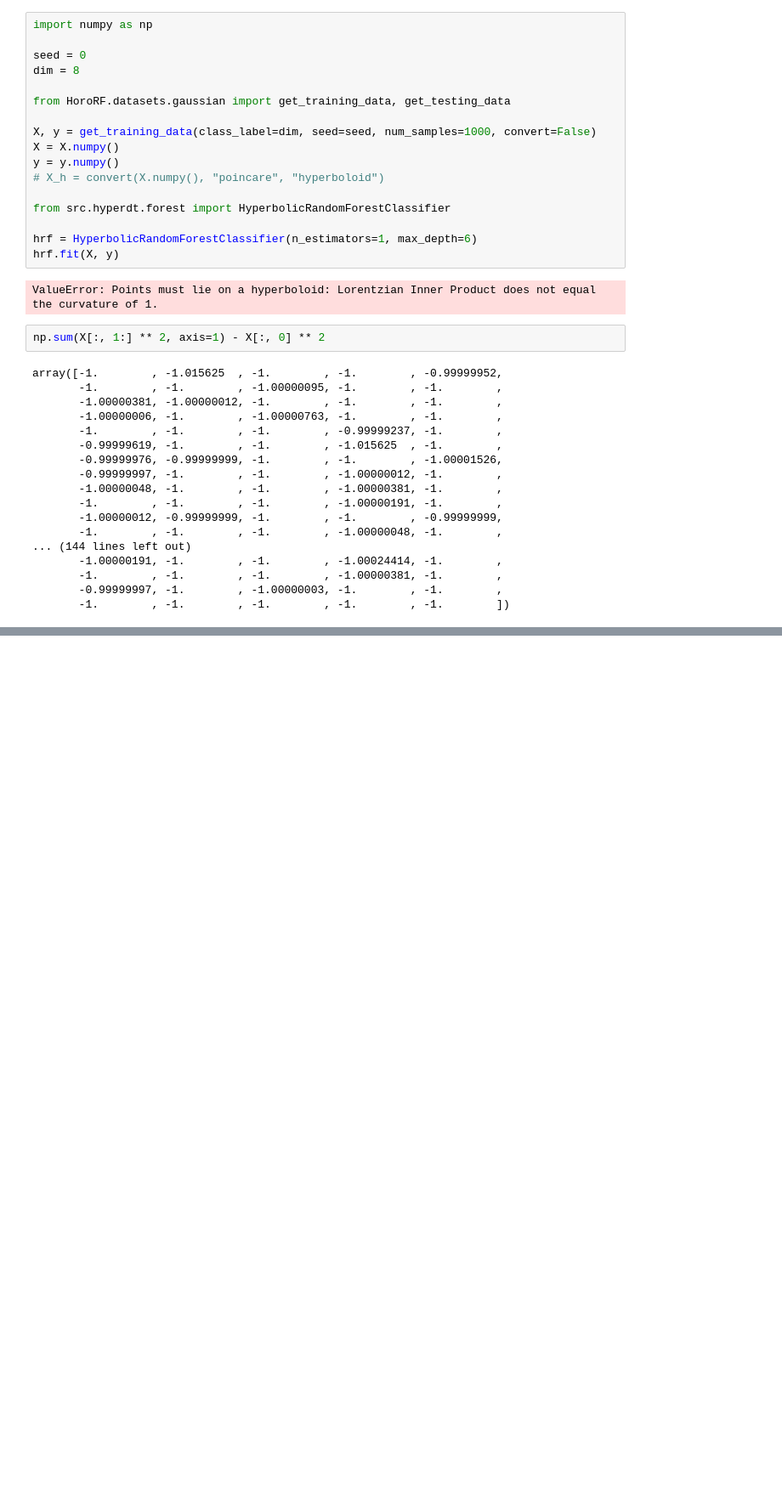
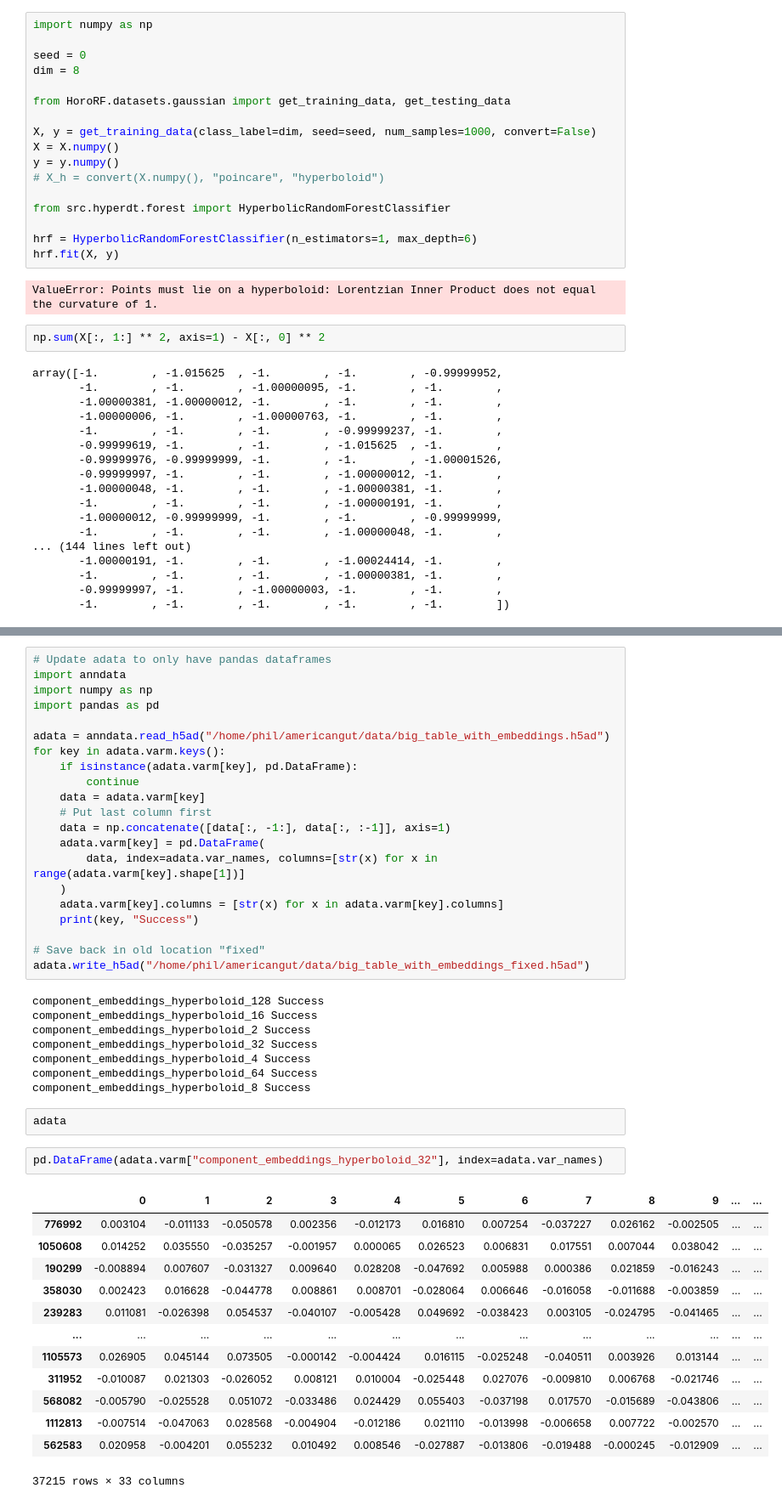
Before and after one commit to pchlenski/hyperdt, a Jupyter notebook: 19_hororf.ipynb, the cells around one changed output, grey strips where cells are left out. Shown: that part at 85% size. Cells and saved outputs as stored; diff of their text form; blank space fills up the shorter version.

```diff
--- a/19_hororf.ipynb
+++ b/19_hororf.ipynb
@@ -349,0 +401,47 @@ array([-1.        , -1.015625  , -1.        , -1.        , -0.99999952,
+# %%
+# Update adata to only have pandas dataframes
+import anndata
+import numpy as np
+import pandas as pd
+
+adata = anndata.read_h5ad("/home/phil/americangut/data/big_table_with_embeddings.h5ad")
+for key in adata.varm.keys():
+    if isinstance(adata.varm[key], pd.DataFrame):
+        continue
+    data = adata.varm[key]
+    # Put last column first
+    data = np.concatenate([data[:, -1:], data[:, :-1]], axis=1)
+    adata.varm[key] = pd.DataFrame(
+        data, index=adata.var_names, columns=[str(x) for x in range(adata.varm[key].shape[1])]
+    )
+    adata.varm[key].columns = [str(x) for x in adata.varm[key].columns]
+    print(key, "Success")
+
+# Save back in old location "fixed"
+adata.write_h5ad("/home/phil/americangut/data/big_table_with_embeddings_fixed.h5ad")
+# %% [output]
+component_embeddings_hyperboloid_128 Success
+component_embeddings_hyperboloid_16 Success
+component_embeddings_hyperboloid_2 Success
+component_embeddings_hyperboloid_32 Success
+component_embeddings_hyperboloid_4 Success
+component_embeddings_hyperboloid_64 Success
+component_embeddings_hyperboloid_8 Success
+# %%
+adata
+# %%
+pd.DataFrame(adata.varm["component_embeddings_hyperboloid_32"], index=adata.var_names)
+# %% [output]
+|  | 0 | 1 | 2 | 3 | 4 | 5 | 6 | 7 | 8 | 9 | ... | ... |
+| 776992 | 0.003104 | -0.011133 | -0.050578 | 0.002356 | -0.012173 | 0.016810 | 0.007254 | -0.037227 | 0.026162 | -0.002505 | ... | ... |
+| 1050608 | 0.014252 | 0.035550 | -0.035257 | -0.001957 | 0.000065 | 0.026523 | 0.006831 | 0.017551 | 0.007044 | 0.038042 | ... | ... |
+| 190299 | -0.008894 | 0.007607 | -0.031327 | 0.009640 | 0.028208 | -0.047692 | 0.005988 | 0.000386 | 0.021859 | -0.016243 | ... | ... |
+| 358030 | 0.002423 | 0.016628 | -0.044778 | 0.008861 | 0.008701 | -0.028064 | 0.006646 | -0.016058 | -0.011688 | -0.003859 | ... | ... |
+| 239283 | 0.011081 | -0.026398 | 0.054537 | -0.040107 | -0.005428 | 0.049692 | -0.038423 | 0.003105 | -0.024795 | -0.041465 | ... | ... |
+| ... | ... | ... | ... | ... | ... | ... | ... | ... | ... | ... | ... | ... |
+| 1105573 | 0.026905 | 0.045144 | 0.073505 | -0.000142 | -0.004424 | 0.016115 | -0.025248 | -0.040511 | 0.003926 | 0.013144 | ... | ... |
+| 311952 | -0.010087 | 0.021303 | -0.026052 | 0.008121 | 0.010004 | -0.025448 | 0.027076 | -0.009810 | 0.006768 | -0.021746 | ... | ... |
+| 568082 | -0.005790 | -0.025528 | 0.051072 | -0.033486 | 0.024429 | 0.055403 | -0.037198 | 0.017570 | -0.015689 | -0.043806 | ... | ... |
+| 1112813 | -0.007514 | -0.047063 | 0.028568 | -0.004904 | -0.012186 | 0.021110 | -0.013998 | -0.006658 | 0.007722 | -0.002570 | ... | ... |
+| 562583 | 0.020958 | -0.004201 | 0.055232 | 0.010492 | 0.008546 | -0.027887 | -0.013806 | -0.019488 | -0.000245 | -0.012909 | ... | ... |
+37215 rows × 33 columns
```
Also changed, not shown: parts of 8 cells of this notebook, 2 other files.
